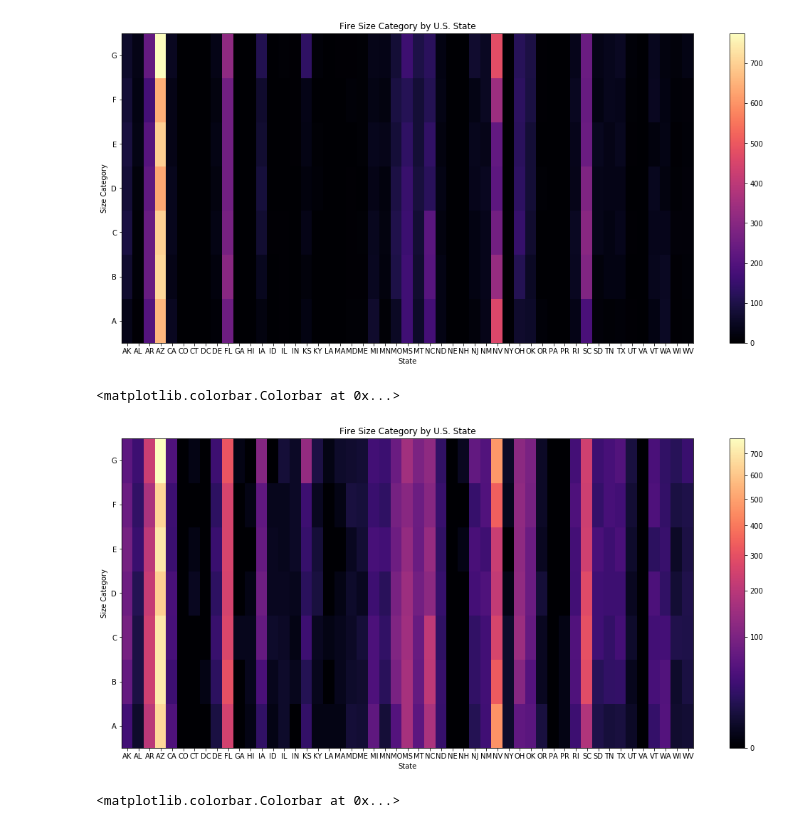
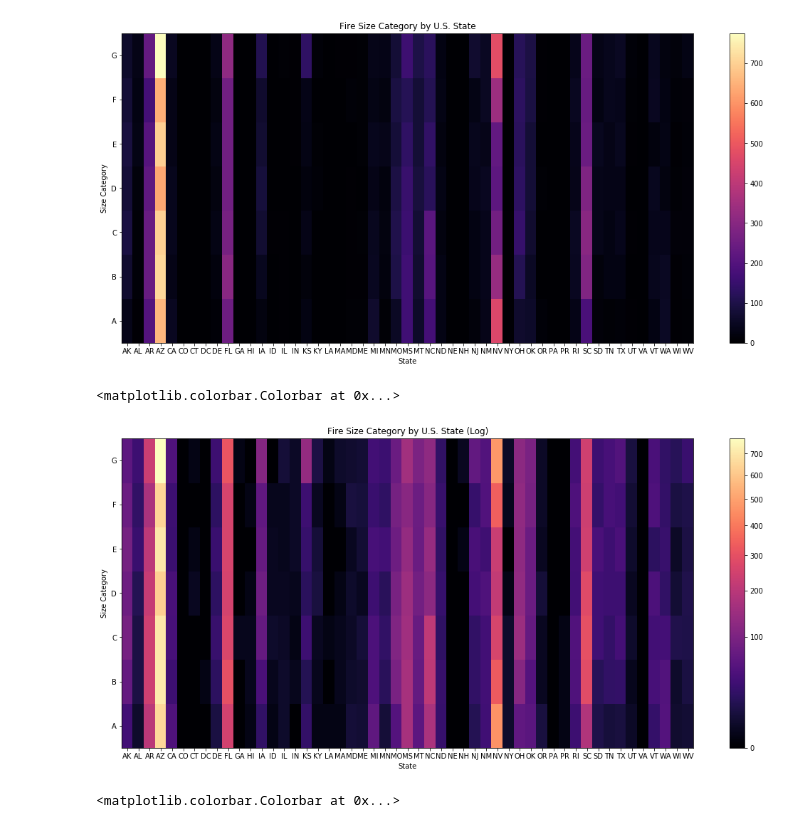
Before and after one commit to li-mc/wildfire_data, a Jupyter notebook: analysis_using_starting_features.ipynb, the cells around one changed output. Saved outputs shown, nothing was run; the diff lists cells and outputs as text; code cells hidden in the pictures.

```diff
--- a/analysis_using_starting_features.ipynb
+++ b/analysis_using_starting_features.ipynb
@@ -293,28 +293,28 @@ fig.colorbar(h[3], ax=ax)
 # %%
 gamma = 0.5
 fig, ax = plt.subplots(figsize=(18,8))
 
 
 X_train_feat = np.array(X_train['STATE']).reshape(-1,1)
 xp = np.logical_not(np.isnan(X_train_feat))
 X_train_feat = X_train_feat[xp]
 y_train = np.array(y_train).transpose()
 h = plt.hist2d(X_train_feat, y_train, bins=[np.arange(1, 53), np.arange(1,9)], norm=mcolors.PowerNorm(gamma))
 
-plt.title("Fire Size Category by U.S. State")
+plt.title("Fire Size Category by U.S. State (Log)")
 plt.xlabel("State")
 plt.ylabel('Size Category')
 plt.xticks(np.arange(1,52) + .5, ['AK', 'AL', 'AR', 'AZ', 'CA', 'CO', 'CT', 'DC', 'DE', 'FL', 'GA',
         'HI', 'IA', 'ID', 'IL', 'IN', 'KS', 'KY', 'LA', 'MA', 'MD', 'ME',
         'MI', 'MN', 'MO', 'MS', 'MT', 'NC', 'ND', 'NE', 'NH', 'NJ', 'NM',
         'NV', 'NY', 'OH', 'OK', 'OR', 'PA', 'PR', 'RI', 'SC', 'SD', 'TN',
         'TX', 'UT', 'VA', 'VT', 'WA', 'WI', 'WV', 'WY'])
 plt.yticks(np.arange(1, 8) + .5, ['A', 'B', 'C', 'D', 'E', 'F', 'G'])
 
 fig.colorbar(h[3], ax=ax)
 # %% [output]
 <matplotlib.colorbar.Colorbar at 0x...>
-[figure, old version]
+[figure, new version]
 # %%
 X_1 = pd.read_pickle('final_dataset_1.pkl')
 y_1 = X_1['FIRE_SIZE_CLASS']
```
Also changed, not shown: 2 other files.
